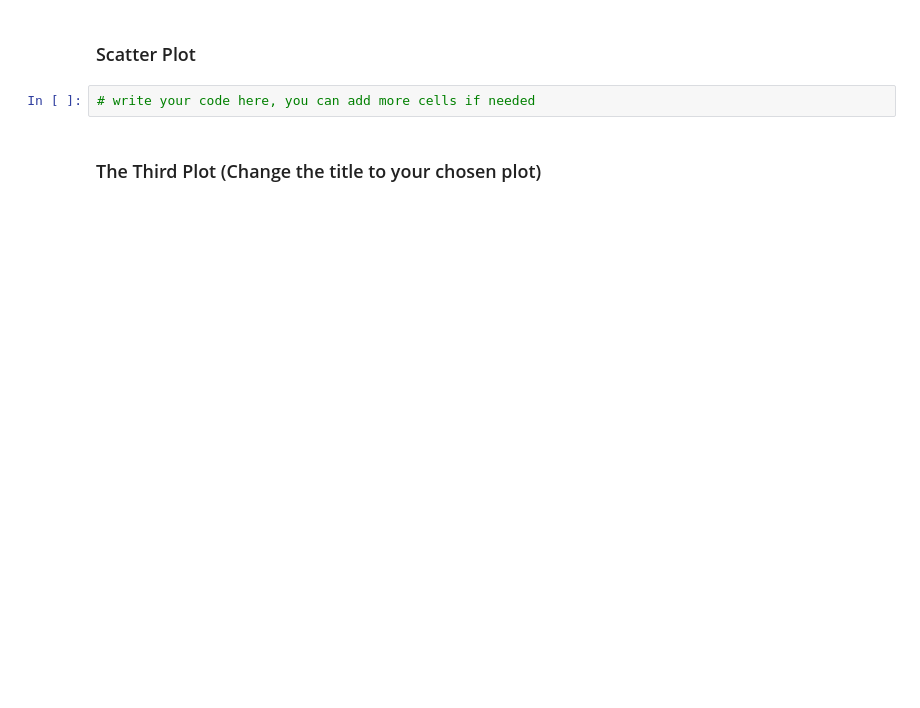
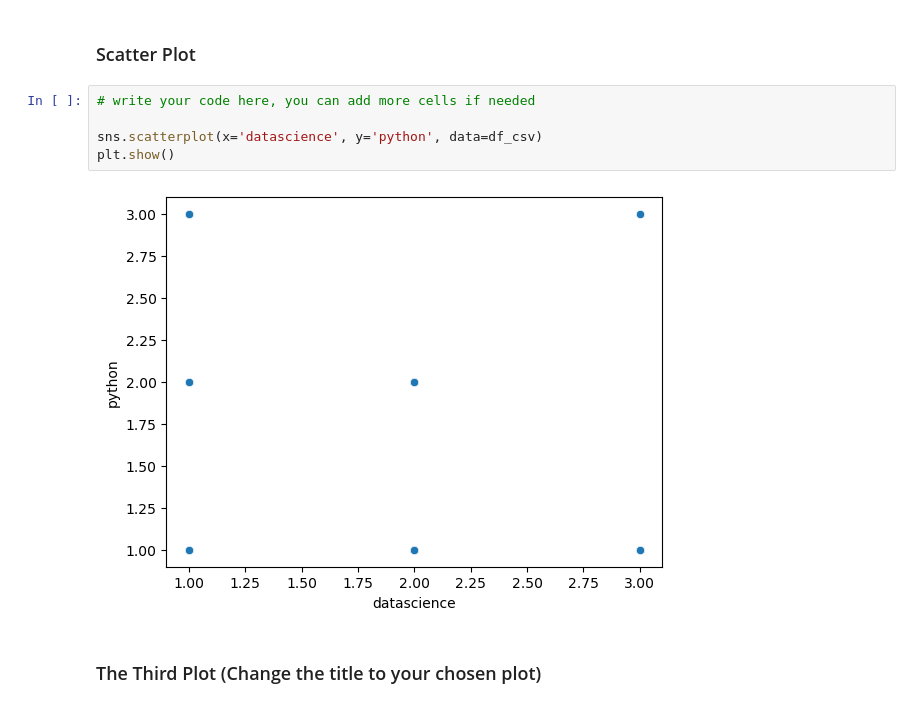
Before and after one commit to ReproTeach/w4-in-class-exercise-caren-s-team-2, a Jupyter notebook: week4_in-class_exercise.ipynb, the cells around one changed output. Drawn from its saved outputs; the diff is of its cells as text; blank space fills up the shorter version.

```diff
--- a/week4_in-class_exercise.ipynb
+++ b/week4_in-class_exercise.ipynb
@@ -117,6 +139,11 @@ ValueError: Could not interpret value `reproducibility` for parameter `x`
 ### Scatter Plot
 # %%
 # write your code here, you can add more cells if needed
+
+sns.scatterplot(x='datascience', y='python', data=df_csv)
+plt.show()
+# %% [output]
+[figure, added]
 # %% [markdown]
 ###  The Third Plot (Change the title to your chosen plot)
 # %%
```
Also changed, not shown: parts of 5 cells of this notebook.
